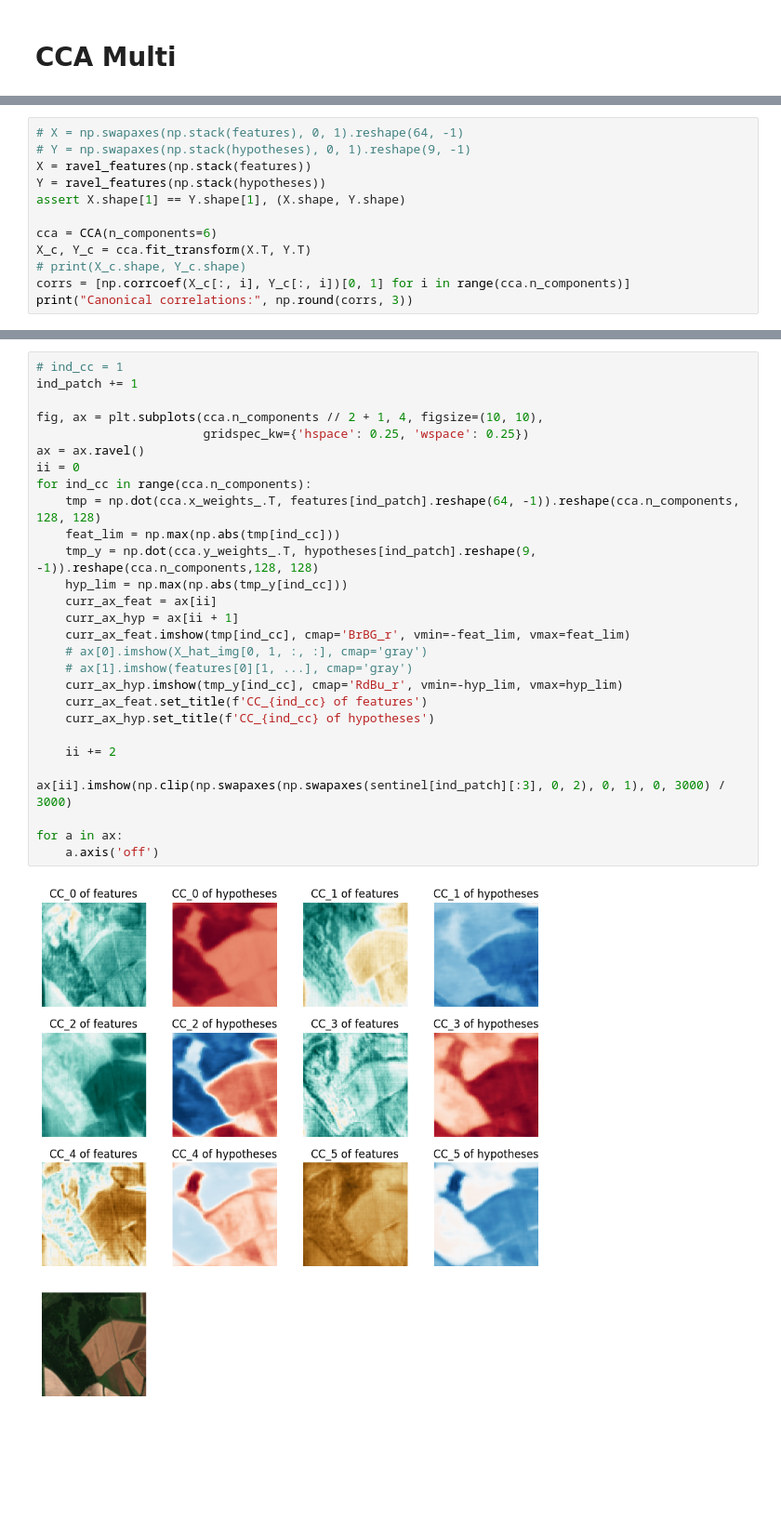
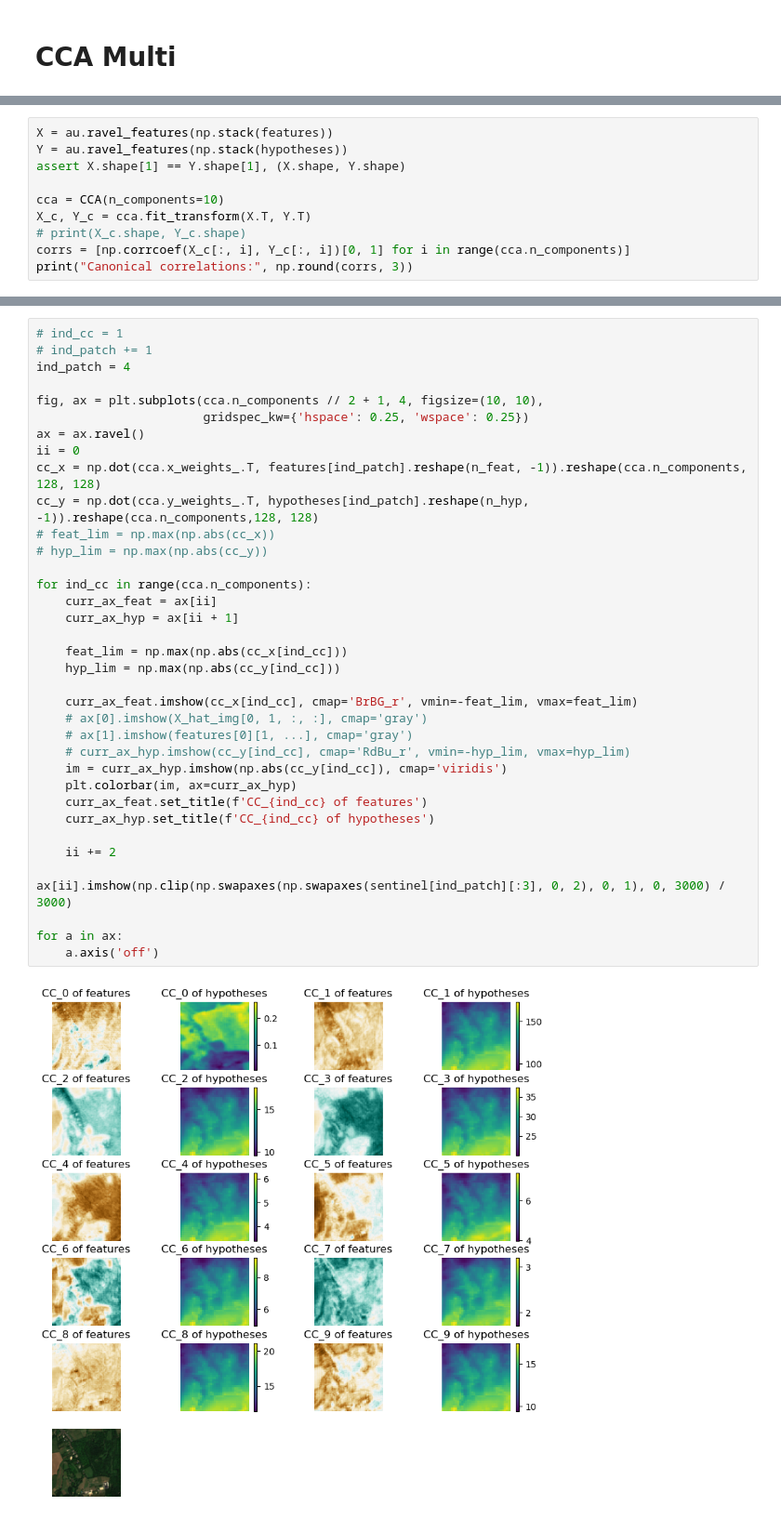
Before and after one commit to vdplasthijs/NeurEO, a Jupyter notebook: notebooks/CCA.ipynb, the cells around one changed output, grey strips where cells are left out. Shown at 93% size. Saved outputs shown, nothing was run; the diff lists cells and outputs as text; blank space fills up the shorter version.

```diff
--- a/notebooks/CCA.ipynb
+++ b/notebooks/CCA.ipynb
@@ -280,11 +274,9 @@ def unravel_features(raveled, n_patches, nx, ny):
 # %%
-# X = np.swapaxes(np.stack(features), 0, 1).reshape(64, -1)
-# Y = np.swapaxes(np.stack(hypotheses), 0, 1).reshape(9, -1)
-X = ravel_features(np.stack(features))
-Y = ravel_features(np.stack(hypotheses))
+X = au.ravel_features(np.stack(features))
+Y = au.ravel_features(np.stack(hypotheses))
 assert X.shape[1] == Y.shape[1], (X.shape, Y.shape)
 
-cca = CCA(n_components=6)
+cca = CCA(n_components=10)
 X_c, Y_c = cca.fit_transform(X.T, Y.T)
 # print(X_c.shape, Y_c.shape)
 corrs = [np.corrcoef(X_c[:, i], Y_c[:, i])[0, 1] for i in range(cca.n_components)]
@@ -316,31 +348,39 @@ tmp = np.dot(cca.x_weights_.T, features[0].reshape(64, -1)).reshape(cca.n_compon
 # %%
 # ind_cc = 1
-ind_patch += 1
+# ind_patch += 1
+ind_patch = 4
 
 fig, ax = plt.subplots(cca.n_components // 2 + 1, 4, figsize=(10, 10),
                        gridspec_kw={'hspace': 0.25, 'wspace': 0.25})
 ax = ax.ravel()
 ii = 0
+cc_x = np.dot(cca.x_weights_.T, features[ind_patch].reshape(n_feat, -1)).reshape(cca.n_components, 128, 128)
+cc_y = np.dot(cca.y_weights_.T, hypotheses[ind_patch].reshape(n_hyp, -1)).reshape(cca.n_components,128, 128)
+# feat_lim = np.max(np.abs(cc_x))
+# hyp_lim = np.max(np.abs(cc_y))
+
 for ind_cc in range(cca.n_components):
-    tmp = np.dot(cca.x_weights_.T, features[ind_patch].reshape(64, -1)).reshape(cca.n_components, 128, 128)
-    feat_lim = np.max(np.abs(tmp[ind_cc]))
-    tmp_y = np.dot(cca.y_weights_.T, hypotheses[ind_patch].reshape(9, -1)).reshape(cca.n_components,128, 128)
-    hyp_lim = np.max(np.abs(tmp_y[ind_cc]))
     curr_ax_feat = ax[ii]
     curr_ax_hyp = ax[ii + 1]
-    curr_ax_feat.imshow(tmp[ind_cc], cmap='BrBG_r', vmin=-feat_lim, vmax=feat_lim)
+
+    feat_lim = np.max(np.abs(cc_x[ind_cc]))
+    hyp_lim = np.max(np.abs(cc_y[ind_cc]))
+
+    curr_ax_feat.imshow(cc_x[ind_cc], cmap='BrBG_r', vmin=-feat_lim, vmax=feat_lim)
     # ax[0].imshow(X_hat_img[0, 1, :, :], cmap='gray')
     # ax[1].imshow(features[0][1, ...], cmap='gray')
-    curr_ax_hyp.imshow(tmp_y[ind_cc], cmap='RdBu_r', vmin=-hyp_lim, vmax=hyp_lim)
+    # curr_ax_hyp.imshow(cc_y[ind_cc], cmap='RdBu_r', vmin=-hyp_lim, vmax=hyp_lim)
+    im = curr_ax_hyp.imshow(np.abs(cc_y[ind_cc]), cmap='viridis')
+    plt.colorbar(im, ax=curr_ax_hyp)
     curr_ax_feat.set_title(f'CC_{ind_cc} of features')
     curr_ax_hyp.set_title(f'CC_{ind_cc} of hypotheses')
 
     ii += 2
 
 ax[ii].imshow(np.clip(np.swapaxes(np.swapaxes(sentinel[ind_patch][:3], 0, 2), 0, 1), 0, 3000) / 3000)
 
 for a in ax:
     a.axis('off')
 # %% [output]
-[figure, old version]
+[figure, new version]
 # %%
```
Also changed, not shown: parts of 33 cells of this notebook, 5 other files.
